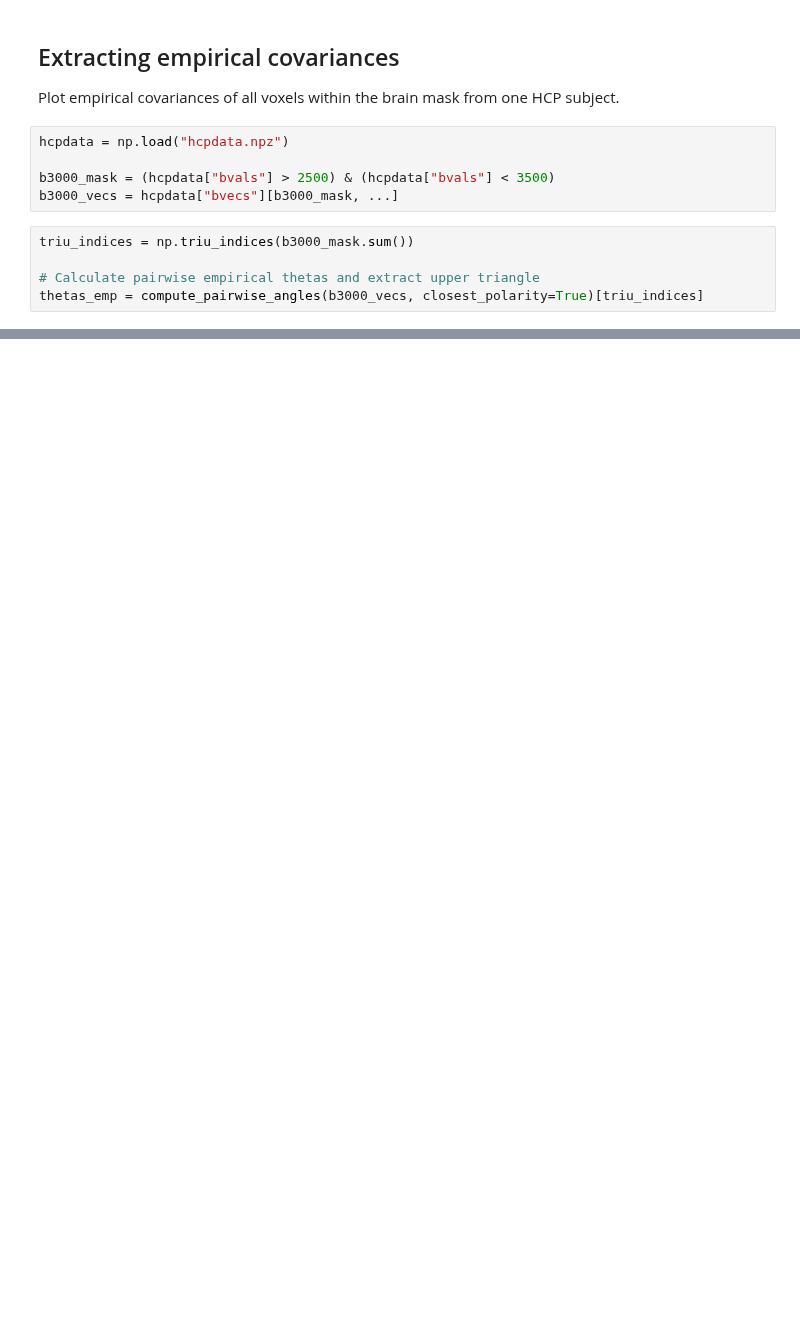
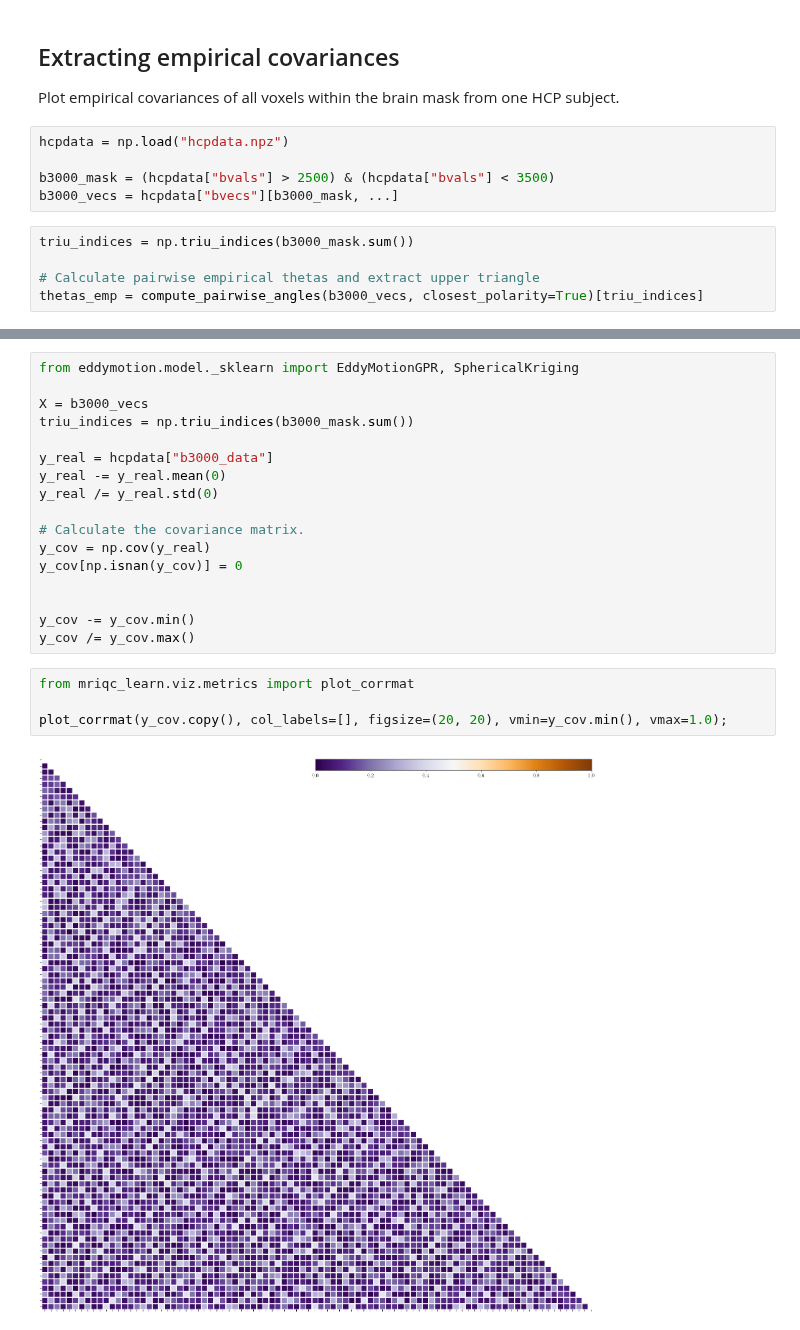
Before and after one commit to nipreps/eddymotion, a Jupyter notebook: docs/notebooks/dmri_covariance.ipynb, the cells around one changed output, grey strips where cells are left out. Saved outputs shown, nothing was run; the diff lists cells and outputs as text; blank space fills up the shorter version.

```diff
--- a/docs/notebooks/dmri_covariance.ipynb
+++ b/docs/notebooks/dmri_covariance.ipynb
@@ -96,0 +161,23 @@ plt.savefig("covariance-plot.png", dpi=300, transparent=False, bbox_inches="tigh
+# %%
+from eddymotion.model._sklearn import EddyMotionGPR, SphericalKriging
+
+X = b3000_vecs
+triu_indices = np.triu_indices(b3000_mask.sum())
+
+y_real = hcpdata["b3000_data"]
+y_real -= y_real.mean(0)
+y_real /= y_real.std(0)
+
+# Calculate the covariance matrix.
+y_cov = np.cov(y_real)
+y_cov[np.isnan(y_cov)] = 0
+
+
+y_cov -= y_cov.min()
+y_cov /= y_cov.max()
+# %%
+from mriqc_learn.viz.metrics import plot_corrmat
+
+plot_corrmat(y_cov.copy(), col_labels=[], figsize=(20, 20), vmin=y_cov.min(), vmax=1.0);
+# %% [output]
+[figure, added]
```
Also changed, not shown: parts of 13 cells of this notebook, 1 other file.
